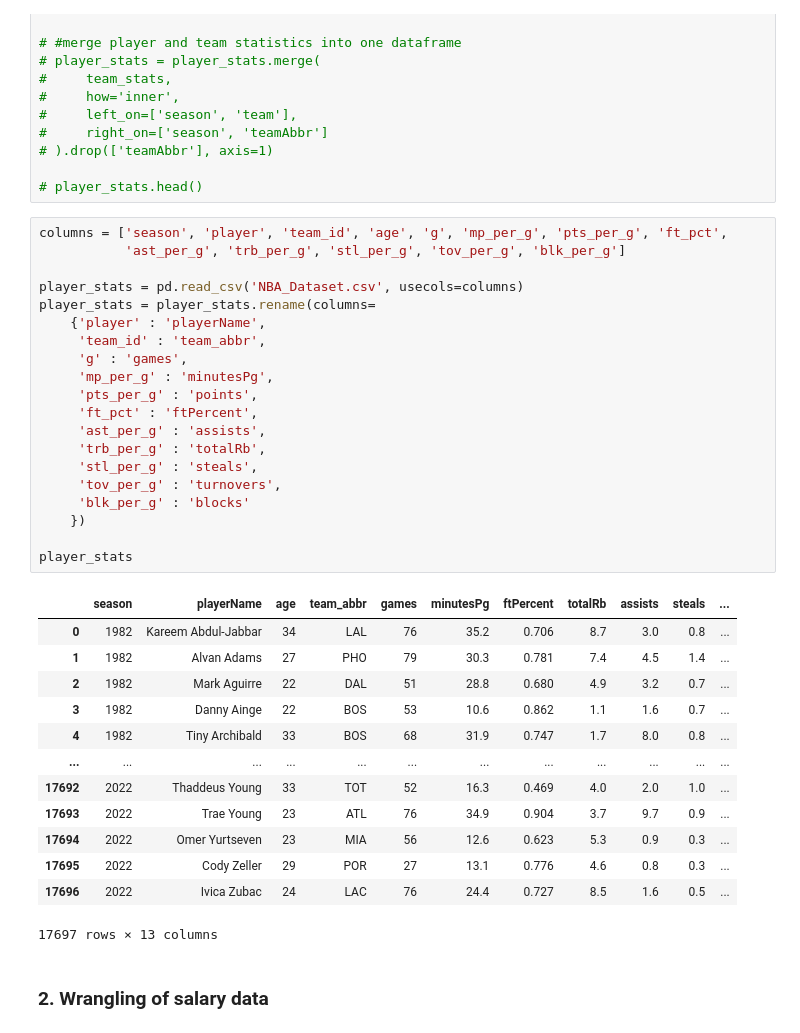
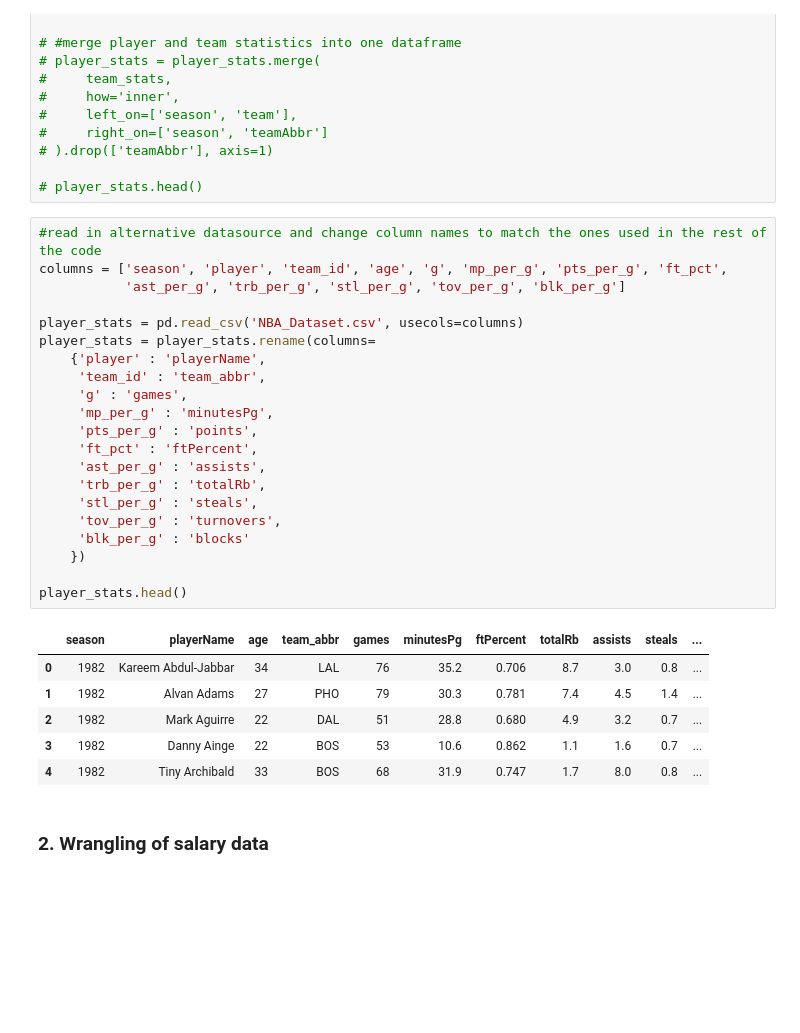
Before and after one commit to BenjaminCereda/nba-data-science-projects, a Jupyter notebook: NBA_Salary_Project.ipynb, the cells around one changed output. Cells and saved outputs as stored; diff of their text form; blank space fills up the shorter version.

```diff
--- a/NBA_Salary_Project.ipynb
+++ b/NBA_Salary_Project.ipynb
@@ -142,39 +142,33 @@ The goal of this section, however, remains the same. That is, to create a single
 
 # player_stats.head()
 # %%
+#read in alternative datasource and change column names to match the ones used in the rest of the code
 columns = ['season', 'player', 'team_id', 'age', 'g', 'mp_per_g', 'pts_per_g', 'ft_pct',
            'ast_per_g', 'trb_per_g', 'stl_per_g', 'tov_per_g', 'blk_per_g']
 
 player_stats = pd.read_csv('NBA_Dataset.csv', usecols=columns)
 player_stats = player_stats.rename(columns=
     {'player' : 'playerName',
      'team_id' : 'team_abbr',
      'g' : 'games',
      'mp_per_g' : 'minutesPg',
      'pts_per_g' : 'points',
      'ft_pct' : 'ftPercent',
      'ast_per_g' : 'assists',
      'trb_per_g' : 'totalRb',
      'stl_per_g' : 'steals',
      'tov_per_g' : 'turnovers',
      'blk_per_g' : 'blocks'
     })
 
-player_stats
+player_stats.head()
 # %% [output]
 |  | season | playerName | age | team_abbr | games | minutesPg | ftPercent | totalRb | assists | steals | ... |
 | 0 | 1982 | Kareem Abdul-Jabbar | 34 | LAL | 76 | 35.2 | 0.706 | 8.7 | 3.0 | 0.8 | ... |
 | 1 | 1982 | Alvan Adams | 27 | PHO | 79 | 30.3 | 0.781 | 7.4 | 4.5 | 1.4 | ... |
 | 2 | 1982 | Mark Aguirre | 22 | DAL | 51 | 28.8 | 0.680 | 4.9 | 3.2 | 0.7 | ... |
 | 3 | 1982 | Danny Ainge | 22 | BOS | 53 | 10.6 | 0.862 | 1.1 | 1.6 | 0.7 | ... |
 | 4 | 1982 | Tiny Archibald | 33 | BOS | 68 | 31.9 | 0.747 | 1.7 | 8.0 | 0.8 | ... |
-| ... | ... | ... | ... | ... | ... | ... | ... | ... | ... | ... | ... |
-| 17692 | 2022 | Thaddeus Young | 33 | TOT | 52 | 16.3 | 0.469 | 4.0 | 2.0 | 1.0 | ... |
-| 17693 | 2022 | Trae Young | 23 | ATL | 76 | 34.9 | 0.904 | 3.7 | 9.7 | 0.9 | ... |
-| 17694 | 2022 | Omer Yurtseven | 23 | MIA | 56 | 12.6 | 0.623 | 5.3 | 0.9 | 0.3 | ... |
-| 17695 | 2022 | Cody Zeller | 29 | POR | 27 | 13.1 | 0.776 | 4.6 | 0.8 | 0.3 | ... |
-| 17696 | 2022 | Ivica Zubac | 24 | LAC | 76 | 24.4 | 0.727 | 8.5 | 1.6 | 0.5 | ... |
-17697 rows × 13 columns
 # %% [markdown]
 ### 2. Wrangling of salary data
 # %% [markdown]
```
